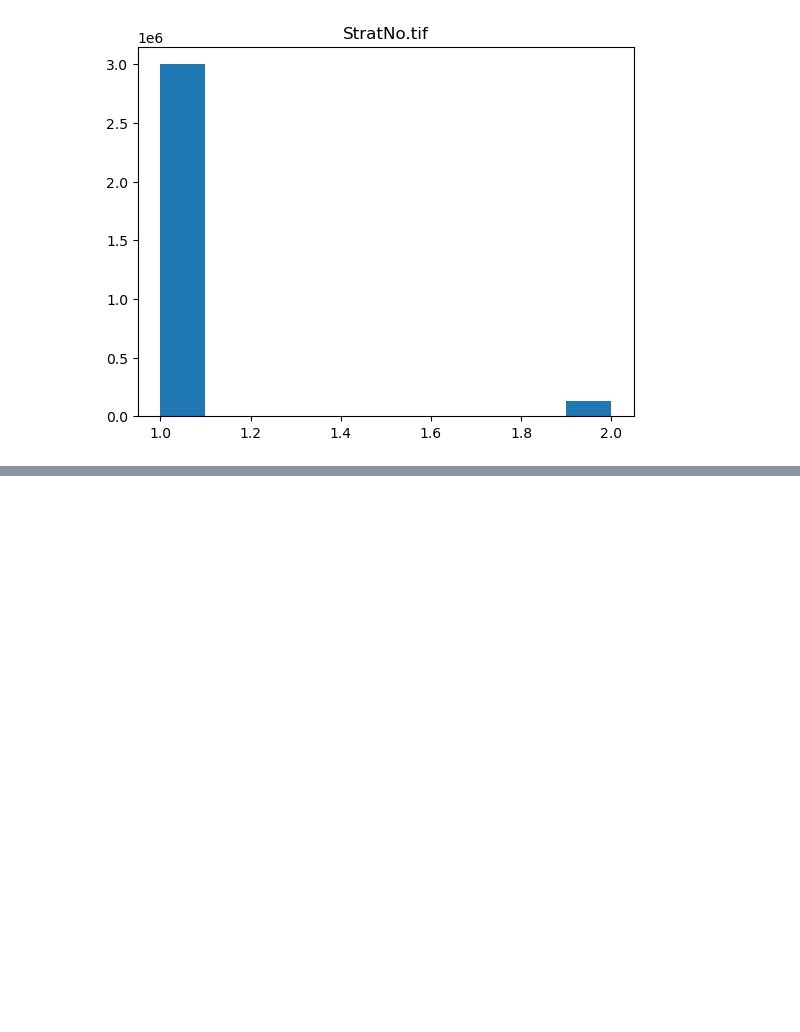
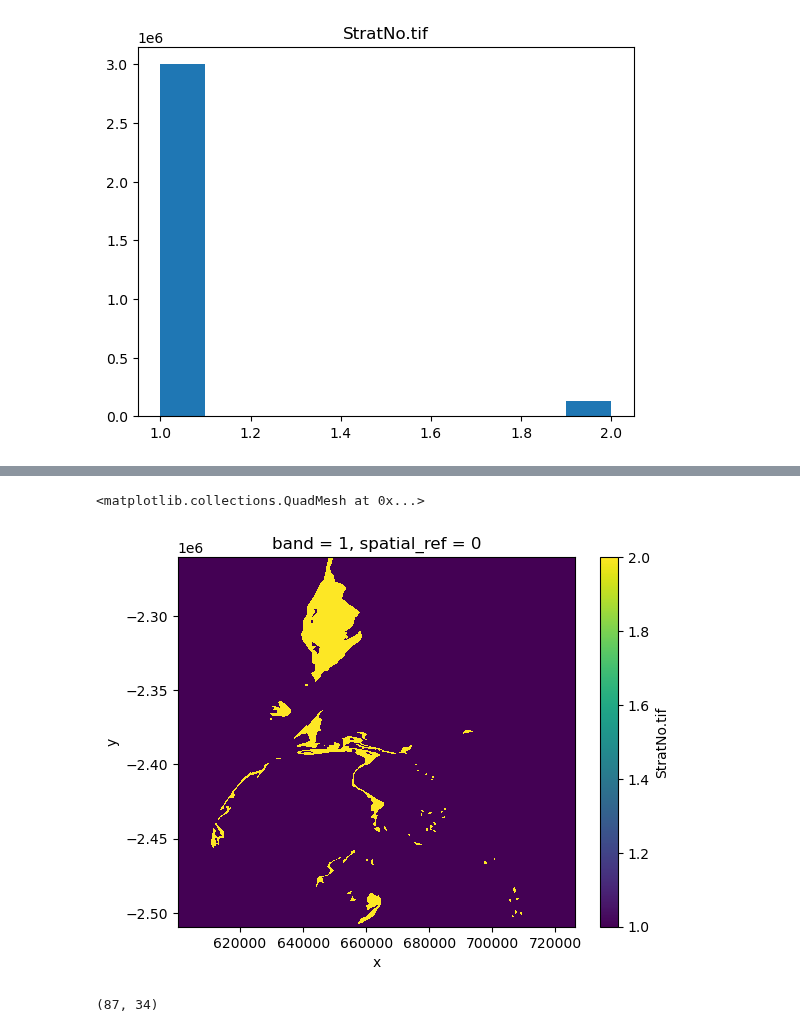
Before and after one commit to RichardScottOZ/Simple-Weights-of-Evidence, a Jupyter notebook: WoE-Test.ipynb, the cells around one changed output, grey strips where cells are left out. Cells and saved outputs as stored; diff of their text form; code cells hidden in the pictures; blank space fills up the shorter version.

Commit message:
stratno plot check

```diff
--- a/WoE-Test.ipynb
+++ b/WoE-Test.ipynb
@@ -652,0 +587,9 @@ confCont
+# %%
+ds['StratNo.tif'].plot()
+# %% [output]
+<matplotlib.collections.QuadMesh at 0x...>
+[figure, added]
+# %%
+makeWts[d].shape
+# %% [output]
+(87, 34)
```
Also changed, not shown: parts of 19 cells of this notebook.
